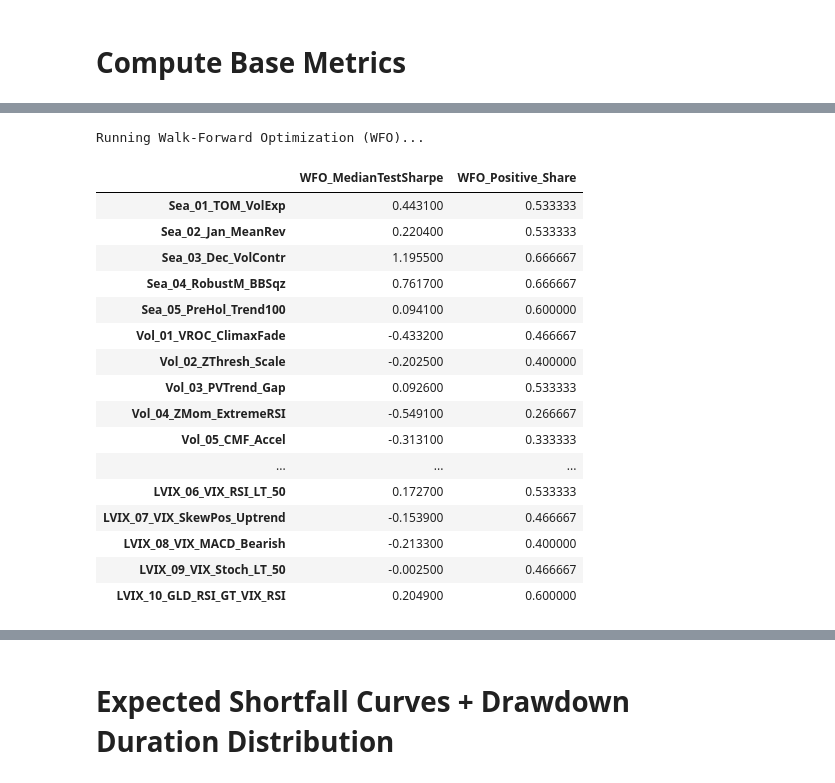
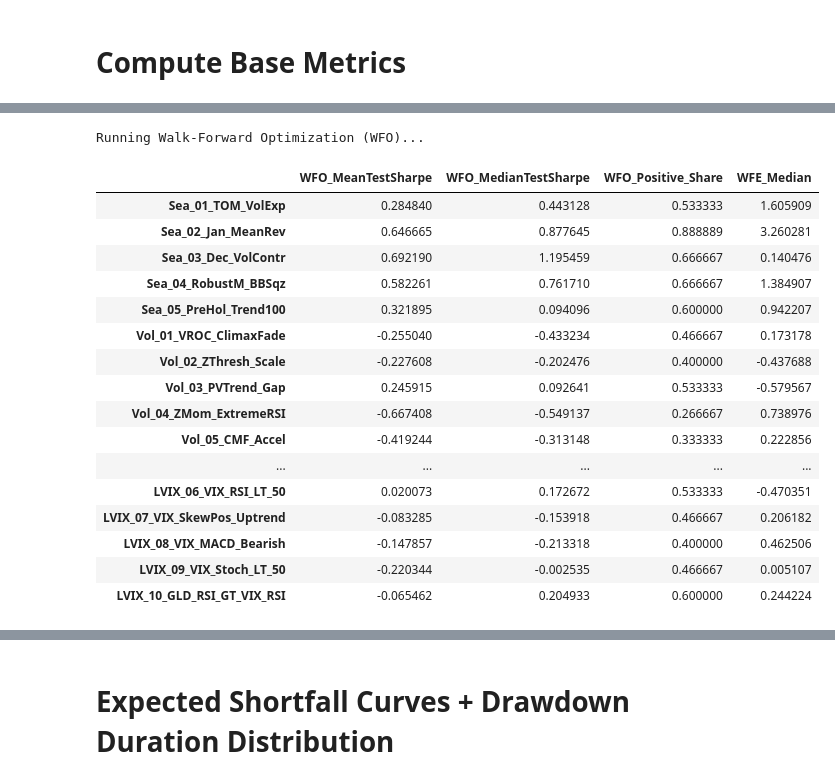
Before and after one commit to gordy93/Prometheus_Capital_2026, a Jupyter notebook: Signal_generation_evaluation_framework.ipynb, the cells around one changed output, grey strips where cells are left out. Drawn from its saved outputs; the diff is of its cells as text; code cells hidden in the pictures.

```diff
--- a/Signal_generation_evaluation_framework.ipynb
+++ b/Signal_generation_evaluation_framework.ipynb
@@ -313,45 +426,74 @@ Computing standard Train/Test metrics for all signals...
 # %%
 # ==============================================================================
-# --- CELL 6: WALK-FORWARD OPTIMIZATION ---
+# CELL 6: WALK-FORWARD OPTIMIZATION (SLIDING WINDOW: CONSTANT SIZE)
 # ==============================================================================
 print("Running Walk-Forward Optimization (WFO)...")
+
+WFO_TRAIN_YEARS = 5
+WFO_TEST_YEARS = 1
+
 def walk_forward_diagnostics(sig: pd.Series):
     years = sorted(pd.Index(full_df.index.year).unique())
-    splits =[]
+
+    splits = []
     for i in range(0, len(years) - (WFO_TRAIN_YEARS + WFO_TEST_YEARS) + 1):
-        tr_years = years[i:i + WFO_TRAIN_YEARS]
-        te_years = years[i + WFO_TRAIN_YEARS:i + WFO_TRAIN_YEARS + WFO_TEST_YEARS]
+        tr_years = years[i : i + WFO_TRAIN_YEARS]
+        te_years = years[i + WFO_TRAIN_YEARS : i + WFO_TRAIN_YEARS + WFO_TEST_YEARS]
+
         tr_mask = pd.Index(full_df.index.year).isin(tr_years)
         te_mask = pd.Index(full_df.index.year).isin(te_years)
         splits.append((tr_mask, te_mask))
 
-    oos_sharpes =[]
+    is_sharpes = []
+    oos_sharpes = []
+    wfes = []
+
     for tr_mask, te_mask in splits:
-        te_sr = summary_metrics(sig, te_mask)["NetSharpe"]
-        if not np.isnan(te_sr): oos_sharpes.append(te_sr)
+        _, net_tr, _, _ = compute_returns(sig, tr_mask)
+        _, net_te, _, _ = compute_returns(sig, te_mask)
+
+        r_tr = net_tr.fillna(0)
+        r_te = net_te.fillna(0)
+
+        tr_sr = float(sharpe_stats(r_tr)["Sharpe"])
+        te_sr = float(sharpe_stats(r_te)["Sharpe"])
+
+        if np.isfinite(tr_sr):
+            is_sharpes.append(tr_sr)
+        if np.isfinite(te_sr):
+            oos_sharpes.append(te_sr)
+
+        # WFE = OOS Sharpe / IS Sharpe
+        if np.isfinite(tr_sr) and np.isfinite(te_sr) and abs(tr_sr) > 1e-12:
+            wfes.append(te_sr / tr_sr)
+
+    oos_arr = np.array(oos_sharpes, dtype=float)
+    wfe_arr = np.array(wfes, dtype=float)
 
     return {
-        "WFO_MedianTestSharpe": np.median(oos_sharpes) if oos_sharpes else np.nan,
-        "WFO_Positive_Share": np.mean(np.array(oos_sharpes) > 0) if oos_sharpes else np.nan}
+        "WFO_MeanTestSharpe": float(np.mean(oos_arr)) if len(oos_arr) else np.nan,
+        "WFO_MedianTestSharpe": float(np.median(oos_arr)) if len(oos_arr) else np.nan,
+        "WFO_Positive_Share": float(np.mean(oos_arr > 0)) if len(oos_arr) else np.nan,
+        "WFE_Median": float(np.median(wfe_arr)) if len(wfe_arr) else np.nan}
 
 wfo_results = {name: walk_forward_diagnostics(sig) for name, sig in ALL_SIGS.items()}
 display(pd.DataFrame(wfo_results).T.style.background_gradient(cmap="RdYlGn"))
 # %% [output]
 Running Walk-Forward Optimization (WFO)...
-|  | WFO_MedianTestSharpe | WFO_Positive_Share |
-| Sea_01_TOM_VolExp | 0.443100 | 0.533333 |
-| Sea_02_Jan_MeanRev | 0.220400 | 0.533333 |
-| Sea_03_Dec_VolContr | 1.195500 | 0.666667 |
-| Sea_04_RobustM_BBSqz | 0.761700 | 0.666667 |
-| Sea_05_PreHol_Trend100 | 0.094100 | 0.600000 |
-| Vol_01_VROC_ClimaxFade | -0.433200 | 0.466667 |
-| Vol_02_ZThresh_Scale | -0.202500 | 0.400000 |
-| Vol_03_PVTrend_Gap | 0.092600 | 0.533333 |
-| Vol_04_ZMom_ExtremeRSI | -0.549100 | 0.266667 |
-| Vol_05_CMF_Accel | -0.313100 | 0.333333 |
-| ... | ... | ... |
-| LVIX_06_VIX_RSI_LT_50 | 0.172700 | 0.533333 |
-| LVIX_07_VIX_SkewPos_Uptrend | -0.153900 | 0.466667 |
-| LVIX_08_VIX_MACD_Bearish | -0.213300 | 0.400000 |
-| LVIX_09_VIX_Stoch_LT_50 | -0.002500 | 0.466667 |
-| LVIX_10_GLD_RSI_GT_VIX_RSI | 0.204900 | 0.600000 |
+|  | WFO_MeanTestSharpe | WFO_MedianTestSharpe | WFO_Positive_Share | WFE_Median |
+| Sea_01_TOM_VolExp | 0.284840 | 0.443128 | 0.533333 | 1.605909 |
+| Sea_02_Jan_MeanRev | 0.646665 | 0.877645 | 0.888889 | 3.260281 |
+| Sea_03_Dec_VolContr | 0.692190 | 1.195459 | 0.666667 | 0.140476 |
+| Sea_04_RobustM_BBSqz | 0.582261 | 0.761710 | 0.666667 | 1.384907 |
+| Sea_05_PreHol_Trend100 | 0.321895 | 0.094096 | 0.600000 | 0.942207 |
+| Vol_01_VROC_ClimaxFade | -0.255040 | -0.433234 | 0.466667 | 0.173178 |
+| Vol_02_ZThresh_Scale | -0.227608 | -0.202476 | 0.400000 | -0.437688 |
+| Vol_03_PVTrend_Gap | 0.245915 | 0.092641 | 0.533333 | -0.579567 |
+| Vol_04_ZMom_ExtremeRSI | -0.667408 | -0.549137 | 0.266667 | 0.738976 |
+| Vol_05_CMF_Accel | -0.419244 | -0.313148 | 0.333333 | 0.222856 |
+| ... | ... | ... | ... | ... |
+| LVIX_06_VIX_RSI_LT_50 | 0.020073 | 0.172672 | 0.533333 | -0.470351 |
+| LVIX_07_VIX_SkewPos_Uptrend | -0.083285 | -0.153918 | 0.466667 | 0.206182 |
+| LVIX_08_VIX_MACD_Bearish | -0.147857 | -0.213318 | 0.400000 | 0.462506 |
+| LVIX_09_VIX_Stoch_LT_50 | -0.220344 | -0.002535 | 0.466667 | 0.005107 |
+| LVIX_10_GLD_RSI_GT_VIX_RSI | -0.065462 | 0.204933 | 0.600000 | 0.244224 |
```
Also changed, not shown: parts of 19 cells of this notebook.
